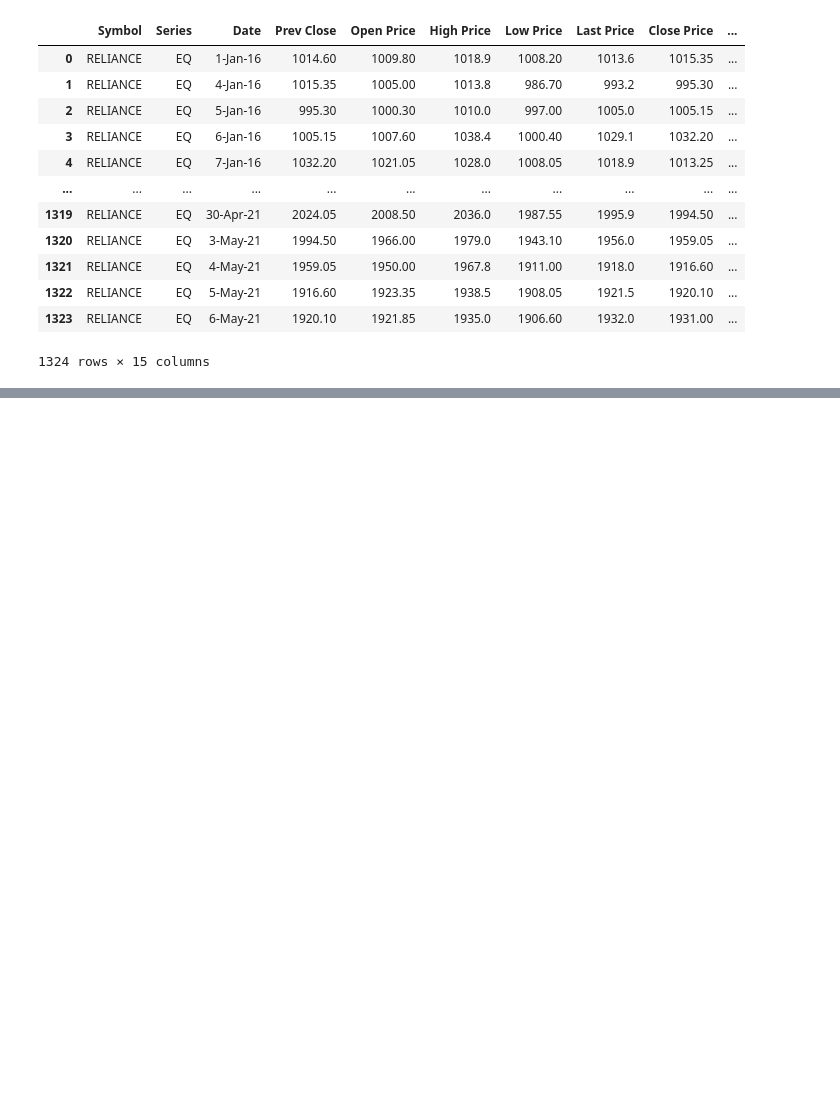
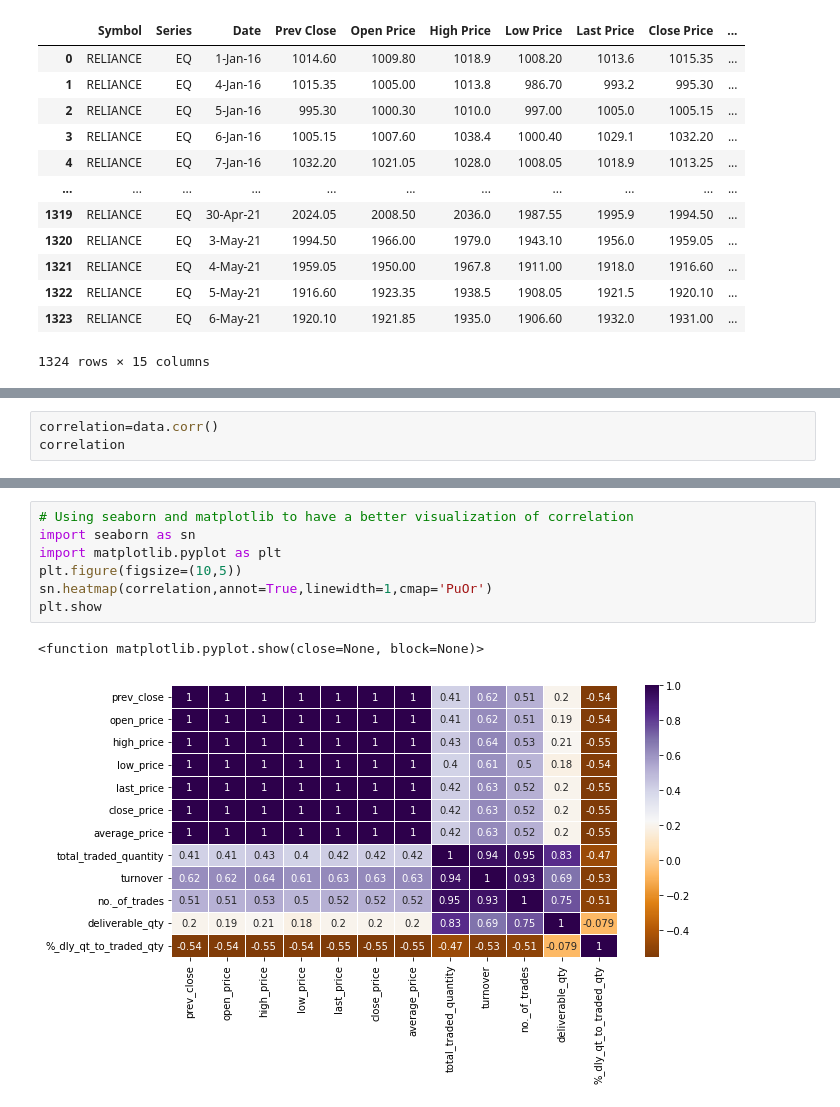
Before and after one commit to Raj-Pansuriya/Data_Science, a Jupyter notebook: linear_regression.ipynb, the cells around one changed output, grey strips where cells are left out. Cells and saved outputs as stored; diff of their text form; blank space fills up the shorter version.

Commit message:
Added correlation matrix and graphs of individual variables to have a better visulization of data and their relation

```diff
--- a/linear_regression.ipynb
+++ b/linear_regression.ipynb
@@ -55,0 +91,3 @@ Index(['symbol', 'series', 'date', 'prev_close', 'open_price', 'high_price',
+# %%
+correlation=data.corr()
+correlation
@@ -55,0 +120,10 @@ Index(['symbol', 'series', 'date', 'prev_close', 'open_price', 'high_price',
+# %%
+# Using seaborn and matplotlib to have a better visualization of correlation
+import seaborn as sn
+import matplotlib.pyplot as plt
+plt.figure(figsize=(10,5))
+sn.heatmap(correlation,annot=True,linewidth=1,cmap='PuOr')
+plt.show
+# %% [output]
+<function matplotlib.pyplot.show(close=None, block=None)>
+[figure, added]
```
Also changed, not shown: parts of 9 cells of this notebook.
